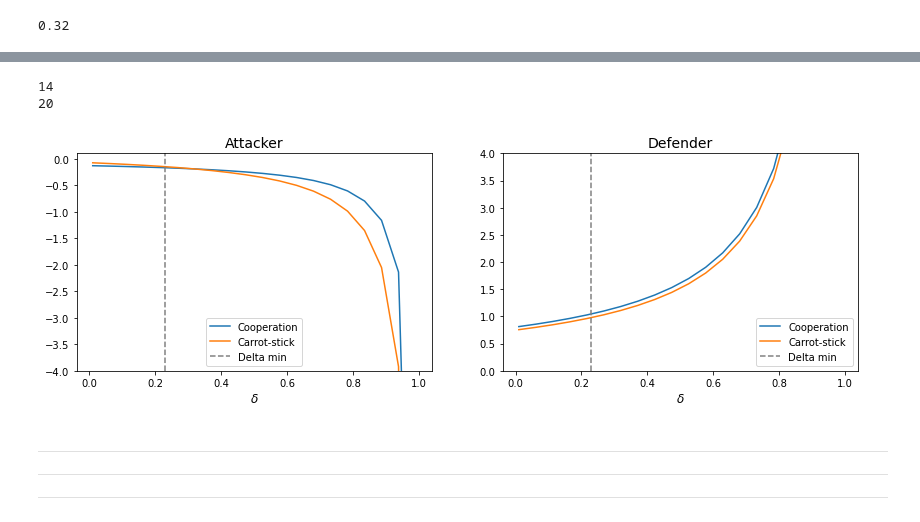
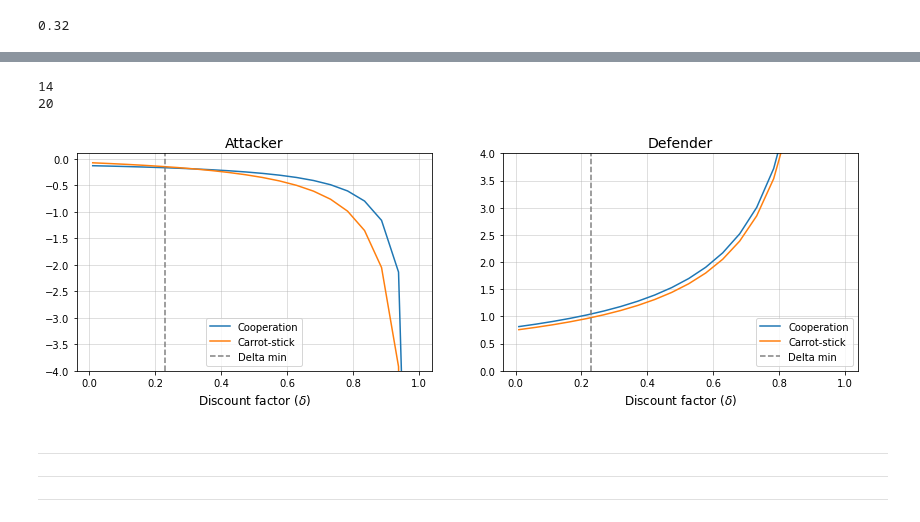
Before and after one commit to MattiaBrocco/VANET-game-theory, a Jupyter notebook: VANET - final version.ipynb, the cells around one changed output, grey strips where cells are left out. Cells and saved outputs as stored; diff of their text form; code cells hidden in the pictures.

```diff
--- a/MB_attempt_1.ipynb
+++ b/VANET - final version.ipynb
@@ -347,38 +357,44 @@ repinf_deviation = [RepeatedGameINF([4000, 4000], [2020, 858/2], rep_inf_C = C,
                                     rep_inf_lbd = 50, rep_inf_discount = d, deviation = True)
                     for d in np.linspace(0.01, 0.99, 20)]
 
 
 repinf_stable = pd.DataFrame(repinf_stable, index = np.linspace(0.01, 0.99, 20))
 repinf_deviation = pd.DataFrame(repinf_deviation, index = np.linspace(0.01, 0.99, 20))
 
 
 rep_inf_fig, rep_inf_ax = plt.subplots(1, 2, figsize = (14, 4))
+rep_inf_ax[0].set_rasterized(True)
+rep_inf_ax[1].set_rasterized(True)
+
+
 rep_inf_ax[0].plot(repinf_stable.drop(1, axis = 1), label = "Cooperation")
 rep_inf_ax[0].plot(repinf_deviation.drop(1, axis = 1), label = "Carrot-stick")
 rep_inf_ax[0].axvline(0.23, color = "grey", ls = "--", label = "Delta min")
 rep_inf_ax[0].legend()
 rep_inf_ax[0].set_title("Attacker", fontsize = 14)
-rep_inf_ax[0].set_xlabel("$\delta$", fontsize = 12)
+rep_inf_ax[0].set_xlabel("Discount factor $(\delta)$", fontsize = 12)
 rep_inf_ax[0].set_ylim(-4, 0.1)
 
 
 rep_inf_ax[1].plot(repinf_stable.drop(0, axis = 1), label = "Cooperation")
 rep_inf_ax[1].plot(repinf_deviation.drop(0, axis = 1), label = "Carrot-stick")
 rep_inf_ax[1].axvline(0.23, color = "grey", ls = "--", label = "Delta min")
 rep_inf_ax[1].legend()
 rep_inf_ax[1].set_title("Defender", fontsize = 14)
-rep_inf_ax[1].set_xlabel("$\delta$", fontsize = 12)
+rep_inf_ax[1].set_xlabel("Discount factor $(\delta)$", fontsize = 12)
 rep_inf_ax[1].set_ylim(0, 4)
 
 print(np.sum(repinf_stable[0] > repinf_deviation[0]))
 print(np.sum(repinf_stable[1] > repinf_deviation[1]))
+rep_inf_ax[1].grid(alpha = .5)
+rep_inf_ax[0].grid(alpha = .5)
 
-plt.show()
-#plt.savefig("./images/delta_min.jpg", dpi = 300)
+#plt.show()
+plt.savefig("./images/delta_min.eps")
 # %% [output]
 14
 20
-[figure, old version]
+[figure, new version]
 # %% [markdown]
 ---
 ---
```
Also changed, not shown: parts of 5 cells of this notebook, 5 other files.
